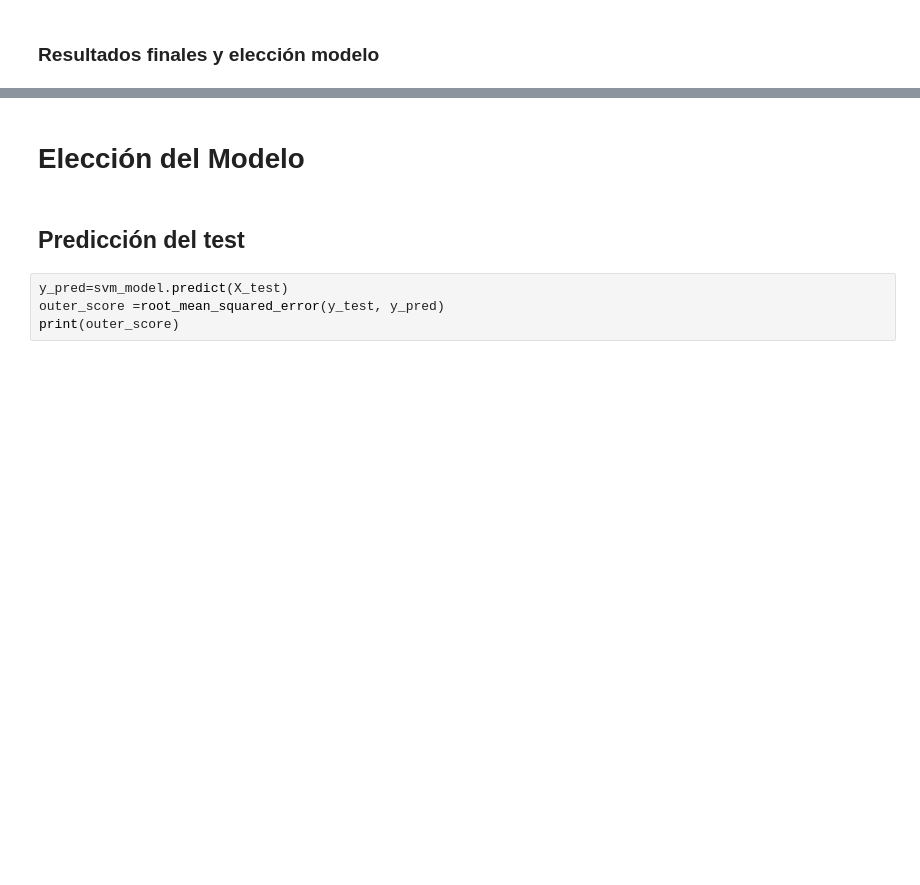
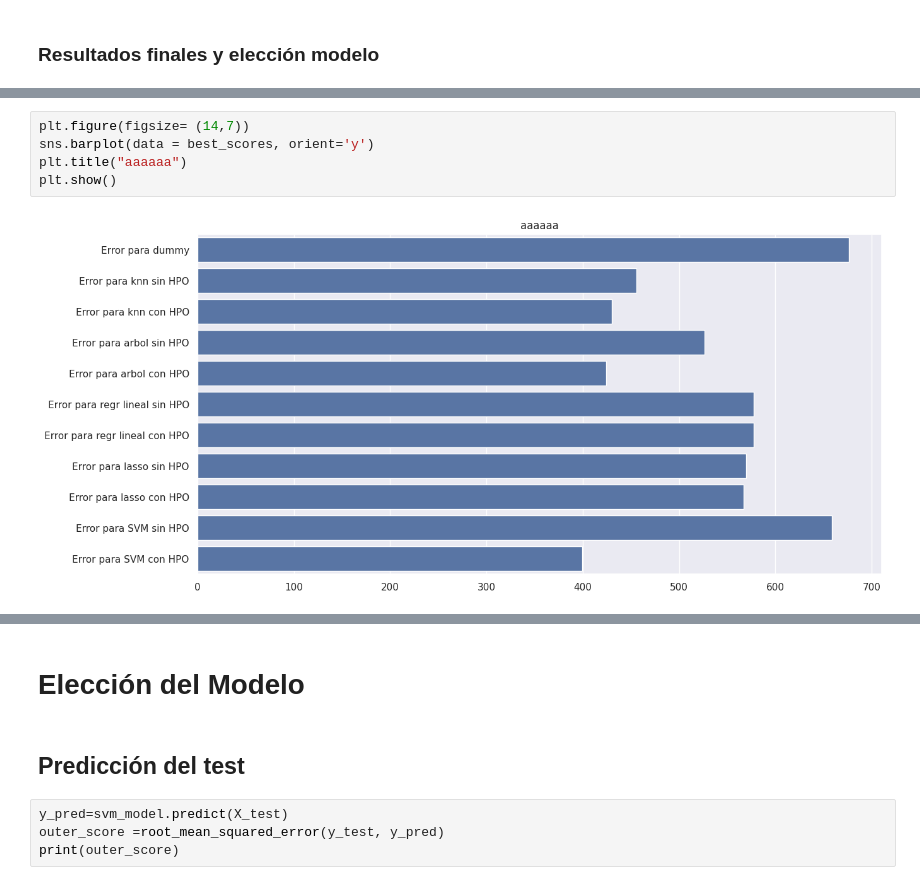
Before and after one commit to PaulaUc3m/Grupo4_P1AA, a Jupyter notebook: EDA_entrenamieto.ipynb, the cells around one changed output, grey strips where cells are left out. Cells and saved outputs as stored; diff of their text form; blank space fills up the shorter version.

```diff
--- a/EDA_entrenamieto.ipynb
+++ b/EDA_entrenamieto.ipynb
@@ -827,0 +848,7 @@ Best Score de cada modelo:
+# %%
+plt.figure(figsize= (14,7))
+sns.barplot(data = best_scores, orient='y')
+plt.title("aaaaaa")
+plt.show()
+# %% [output]
+[figure, added]
```
Also changed, not shown: parts of 24 cells of this notebook, 2 other files.
